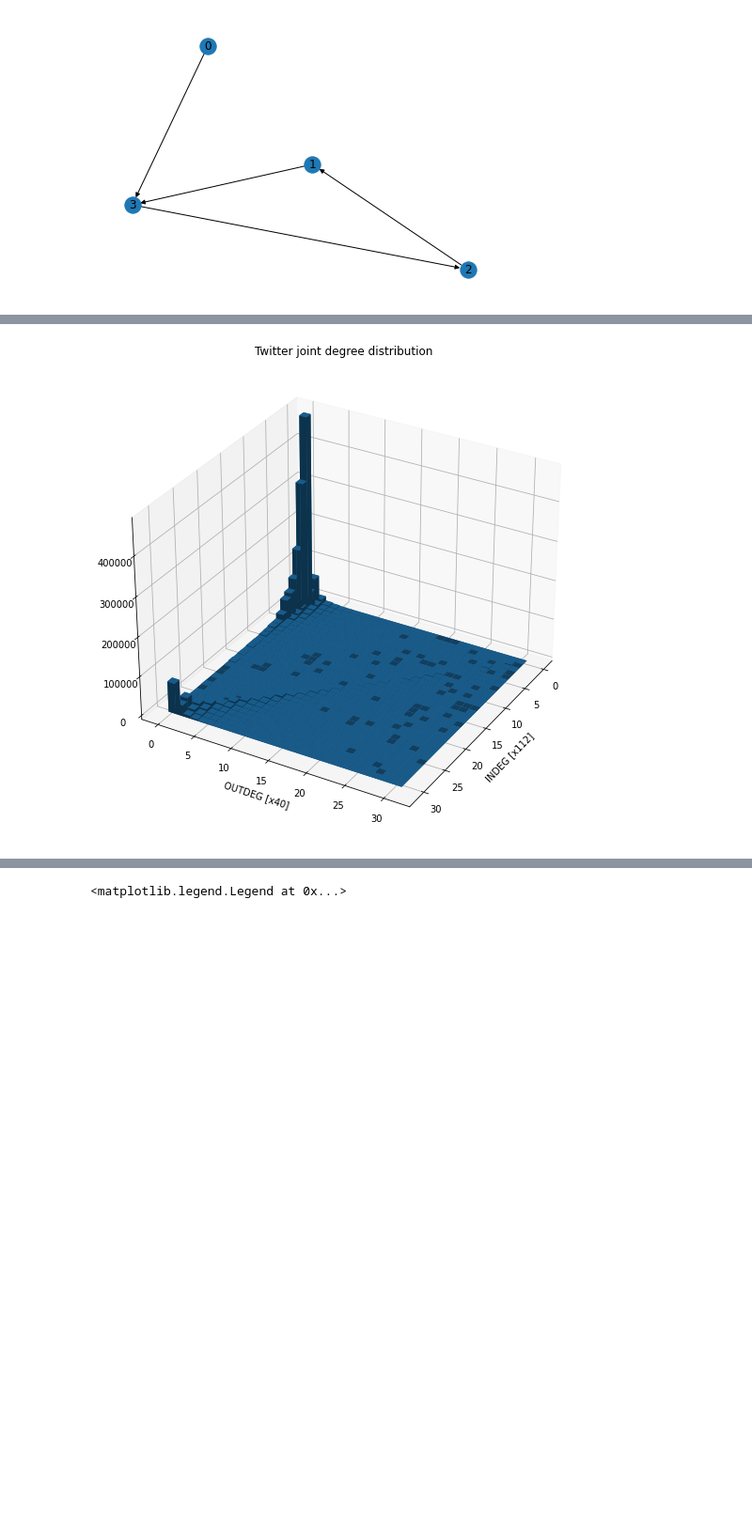
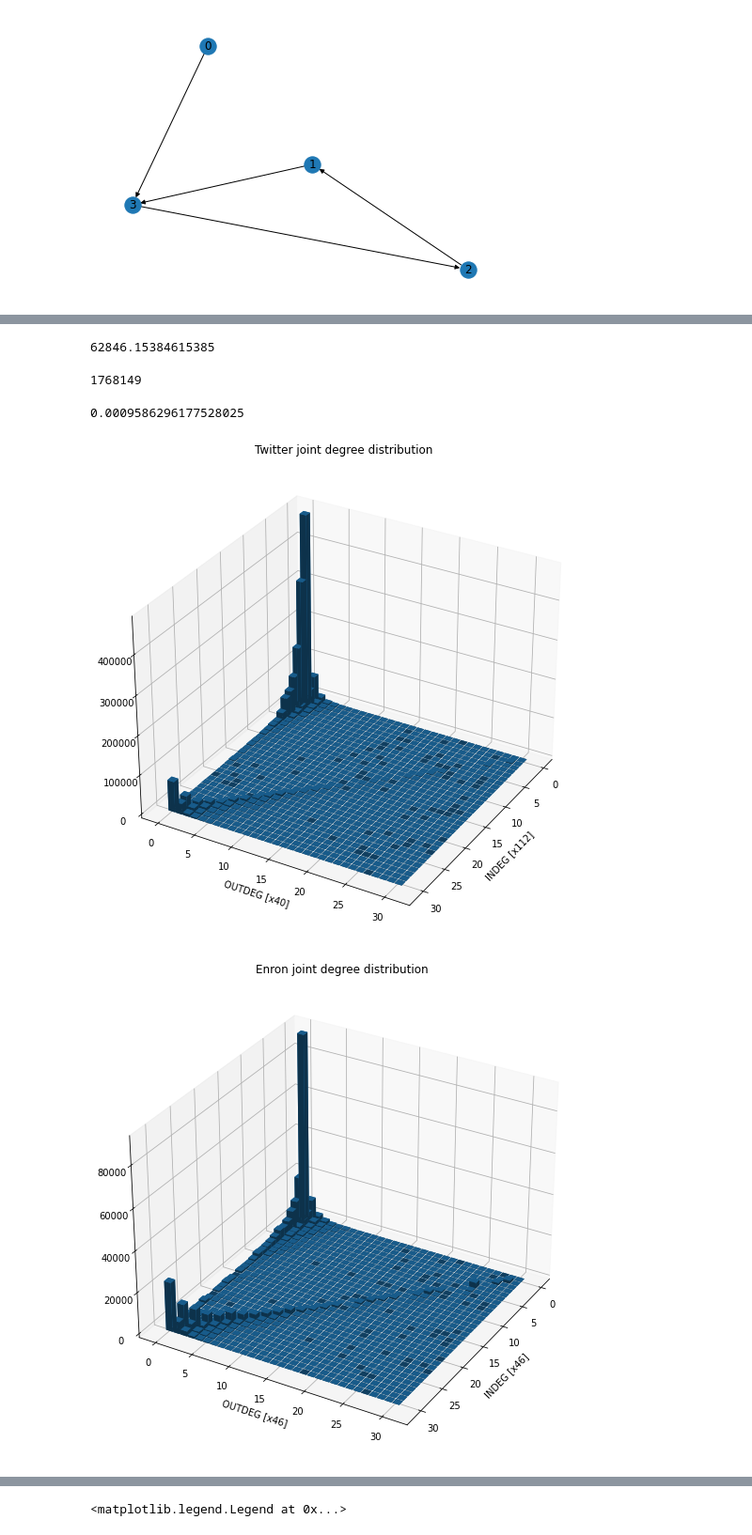
Before and after one commit to mbombek/ina_project, a Jupyter notebook: runner.ipynb, the cells around one changed output, grey strips where cells are left out. Shown: that part at 94% size. Saved outputs shown, nothing was run; the diff lists cells and outputs as text; code cells hidden in the pictures; blank space fills up the shorter version.

Commit message:
visual

```diff
--- a/runner.ipynb
+++ b/runner.ipynb
@@ -41,14 +36,14 @@ twitter_G = twitter()
 from random import choice, random
 from tabulate import tabulate
 
-def cascade(G, retweet_prob = 0.07, candidates = [], table = True):
+def cascade(G, retweet_prob = 0.026, candidates = [], table = True, name='network'):
     start = choice(list(G.nodes()))
 
-    retweet_prob = 0.04
 
     S = list()
     S.append(start)
     visited = set()
+    retweets = 0
 
     while S:
         curr = S.pop()
@@ -61,10 +56,12 @@ def cascade(G, retweet_prob = 0.07, candidates = [], table = True):
         for neighbor in neighbors:
             if random() < retweet_prob:
                 S.append(neighbor)
+                retweets += 1
 
     N = G.number_of_nodes()
     V = len(visited)
     if table:
+        print(name)
         print(
             tabulate(
                 [
@@ -77,8 +74,11 @@ def cascade(G, retweet_prob = 0.07, candidates = [], table = True):
                 numalign="left",
             )
         )
+
     else:
-        return str(round(V / N, 2))
+        #return str(round(V / N, 2))
+        return retweets
 
-cascade(twitter_G, table=False)
+cascade(twitter_G, table=True, name='twitter')
+cascade(enron_G, table=True, name='enron')
 # %% [output]
@@ -85,0 +105,6 @@ cascade(twitter_G, table=False)
+# %%
+rts = 0
+for i in range(10000):
+    rt = cascade(twitter_G, retweet_prob=0.026, table=False, name='twitter')
+    rts += rt
+print(rts / 10000)
@@ -86 +113,5 @@ cascade(twitter_G, table=False)
+# %%
+print(1634 / 0.026)
+# %% [output]
+62846.15384615385
 # %%
@@ -118,42 +190,56 @@ twitter_jdd = joint_degree_distribution_directed(twitter_G)
+# %%
+print(sum([x[1] for x in twitter_G.in_degree()]))
+# %% [output]
+1768149
+# %%
+1695 / 1768149
+# %% [output]
+0.0009586296177528025
 # %%
 import numpy as np
 import matplotlib.pyplot as plt
 
-def plot_jdd(G, jdd, name):
-    max_in = max(list(map(lambda x: x[1], G.in_degree(G.nodes))))
-    max_out = max(list(map(lambda x: x[1], G.out_degree(G.nodes))))
-    max_in, max_out
+def plot_jdd(G, jdd, name, directed):
+    if (directed):
+        max_in = max(list(map(lambda x: x[1], G.in_degree())))
+        max_out = max(list(map(lambda x: x[1], G.out_degree())))
+    else:
+        max_in = max(list(map(lambda x: x[1], G.degree())))
+        max_out = max(list(map(lambda x: x[1], G.degree())))
 
     fig = plt.figure(figsize=(20, 10))
     ax = fig.add_subplot(121, projection="3d")
 
     size = 30
     x_step = max_in // size
     y_step = max_out // size
     _x = np.arange(size + 1)
     _y = np.arange(size + 1)
     _xx, _yy = np.meshgrid(_x, _y)
     x, y = _xx.ravel(), _yy.ravel()
     ax.set_xlabel(f"INDEG [x{x_step}]")
     ax.set_ylabel(f"OUTDEG [x{y_step}]")
 
     z = np.zeros_like(x)
     for i in jdd.keys():
-        t = jdd[i]
         for key, val in jdd[i].items():
             a = i // y_step
             b = key // x_step
             z[a + b * size] += val
+
 
     bottom = np.zeros_like(z)
     width = depth = 1
 
     ax.bar3d(x, y, bottom, width, depth, z, shade=True)
     ax.set_title(name + " joint degree distribution")
     ax.azim = 30
 
     plt.show()
 
-plot_jdd(twitter_G, twitter_jdd, 'Twitter')
+plot_jdd(twitter_G, twitter_jdd, 'Twitter', directed=True)
+plot_jdd(enron_G, enron_jdd, 'Enron', directed=False)
+plot_jdd(facebook_G, facebook_jdd, 'Facebook', directed=False)
 # %% [output]
-[figure, old version]
+[figure, new version]
+[figure, added]
```
Also changed, not shown: parts of 8 cells of this notebook.
